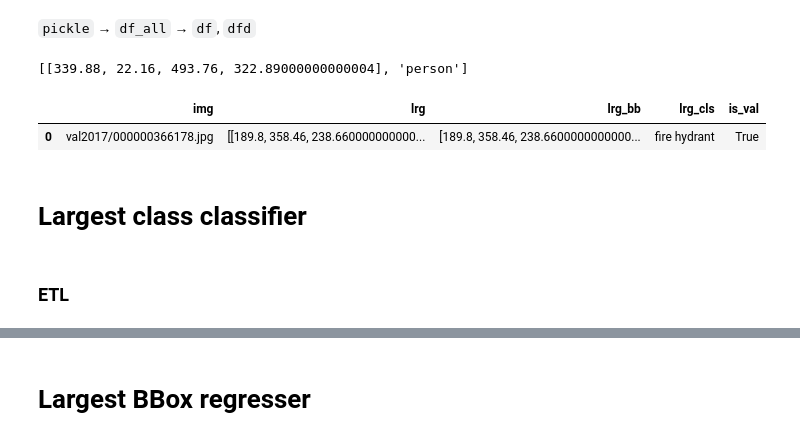
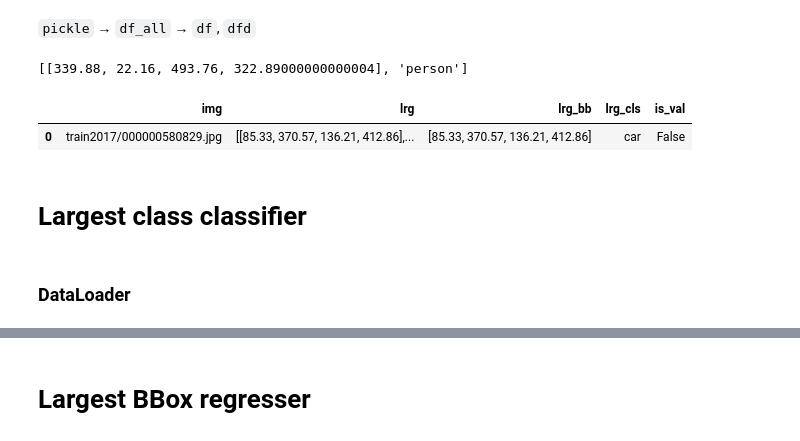
Before and after one commit to mccallion/rory, a Jupyter notebook: _20200820_bboxes_pt2_single_img_cls.ipynb, the cells around one changed output, grey strips where cells are left out. Saved outputs shown, nothing was run; the diff lists cells and outputs as text; code cells hidden in the pictures.

```diff
--- a/_20200820_bboxes_pt2_single_img_cls.ipynb
+++ b/_20200820_bboxes_pt2_single_img_cls.ipynb
@@ -16,31 +16,32 @@ unless a different module is specified after an export flag: `%nbdev_export spec
 # %% [markdown]
 `pickle` → `df_all`  → `df`, `dfd`
 # %%
+subset_fraction = .001
+
 # pickle → df_all
 path = Path('/home/rory/data/coco2017')
 df_all = pd.read_pickle(path/'data.pkl')
 
 # dfd
 dfd = df_all.set_index('img')
 dfd = dfd.to_dict()
 print(dfd['lrg']['train2017/000000391895.jpg'])
 
 # df
-subset_fraction = .1
 df = pd.DataFrame(df_all[['img', 'lrg', 'lrg_bb', 'lrg_cls', 'is_val']]
                      .sample(frac=subset_fraction)
                      .reset_index()
                      .drop(columns='index')        # Note that drop creates a copy, so using
                     ).copy()                       # .copy() is reundant (but good practice).
 df.head(1)
 # %% [output]
 [[339.88, 22.16, 493.76, 322.89000000000004], 'person']
 |  | img | lrg | lrg_bb | lrg_cls | is_val |
-| 0 | val2017/000000366178.jpg | [[189.8, 358.46, 238.660000000000... | [189.8, 358.46, 238.6600000000000... | fire hydrant | True |
+| 0 | train2017/000000580829.jpg | [[85.33, 370.57, 136.21, 412.86],... | [85.33, 370.57, 136.21, 412.86] | car | False |
 # %% [markdown]
 # Largest class classifier
 # %% [markdown]
-### ETL
+### DataLoader
 # %%
 dls = ImageDataLoaders.from_df(df, path=path, bs=64,
                                fn_col='img', label_col='lrg_cls', valid_col='is_val',
```
Also changed, not shown: parts of 40 cells of this notebook, 1 other file.
